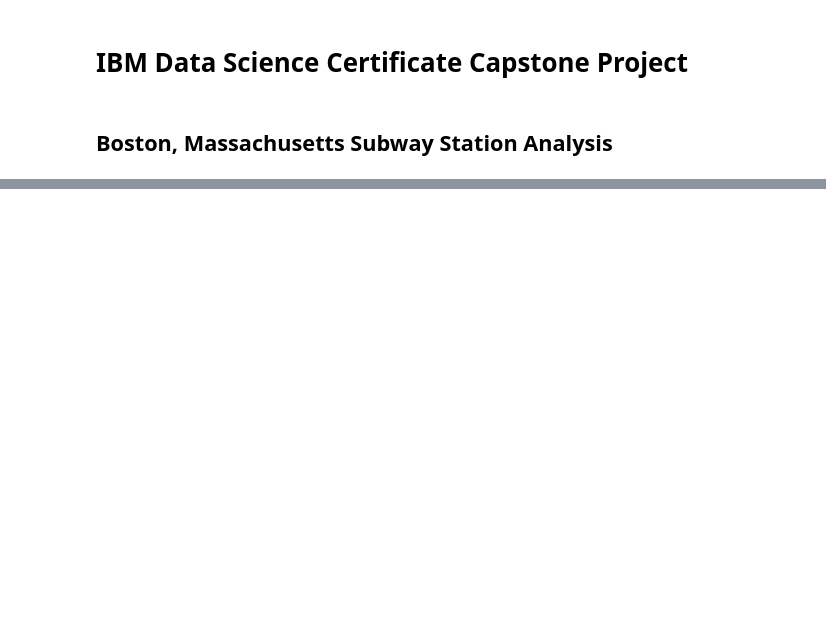
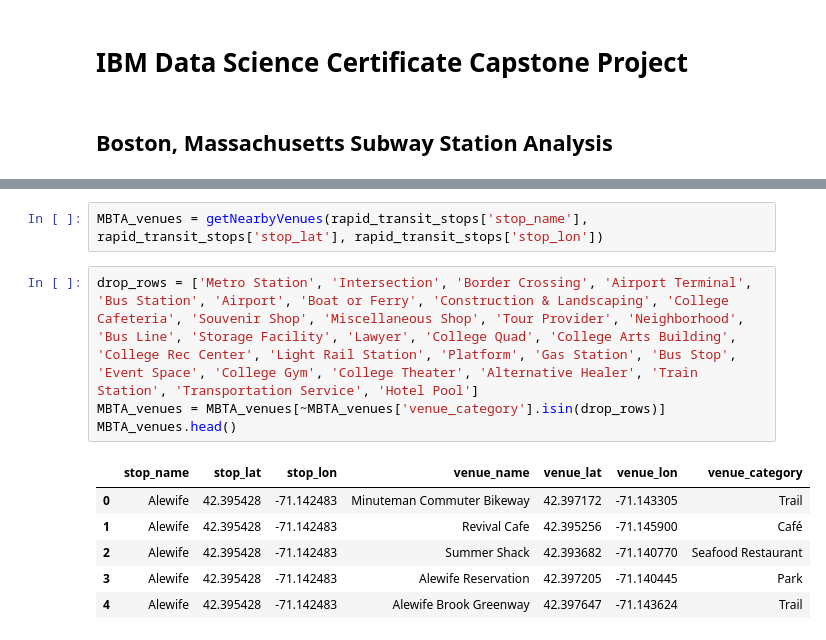
Before and after one commit to jlieberman92/Coursera_Capstone, a Jupyter notebook: Boston Transit Neighborhoods.ipynb, the cells around one changed output, grey strips where cells are left out. Drawn from its saved outputs; the diff is of its cells as text; blank space fills up the shorter version.

```diff
--- a/Boston Transit Neighborhoods.ipynb
+++ b/Boston Transit Neighborhoods.ipynb
@@ -18,0 +184,13 @@ If possible, we will also attempt to cluster the stations based on those that ha
+# %%
+MBTA_venues = getNearbyVenues(rapid_transit_stops['stop_name'], rapid_transit_stops['stop_lat'], rapid_transit_stops['stop_lon'])
+# %%
+drop_rows = ['Metro Station', 'Intersection', 'Border Crossing', 'Airport Terminal', 'Bus Station', 'Airport', 'Boat or Ferry', 'Construction & Landscaping', 'College Cafeteria', 'Souvenir Shop', 'Miscellaneous Shop', 'Tour Provider', 'Neighborhood', 'Bus Line', 'Storage Facility', 'Lawyer', 'College Quad', 'College Arts Building', 'College Rec Center', 'Light Rail Station', 'Platform', 'Gas Station', 'Bus Stop', 'Event Space', 'College Gym', 'College Theater', 'Alternative Healer', 'Train Station', 'Transportation Service', 'Hotel Pool']
+MBTA_venues = MBTA_venues[~MBTA_venues['venue_category'].isin(drop_rows)]
+MBTA_venues.head()
+# %% [output]
+|  | stop_name | stop_lat | stop_lon | venue_name | venue_lat | venue_lon | venue_category |
+| 0 | Alewife | 42.395428 | -71.142483 | Minuteman Commuter Bikeway | 42.397172 | -71.143305 | Trail |
+| 1 | Alewife | 42.395428 | -71.142483 | Revival Cafe | 42.395256 | -71.145900 | Café |
+| 2 | Alewife | 42.395428 | -71.142483 | Summer Shack | 42.393682 | -71.140770 | Seafood Restaurant |
+| 3 | Alewife | 42.395428 | -71.142483 | Alewife Reservation | 42.397205 | -71.140445 | Park |
+| 4 | Alewife | 42.395428 | -71.142483 | Alewife Brook Greenway | 42.397647 | -71.143624 | Trail |
```
Also changed, not shown: parts of 41 cells of this notebook.
